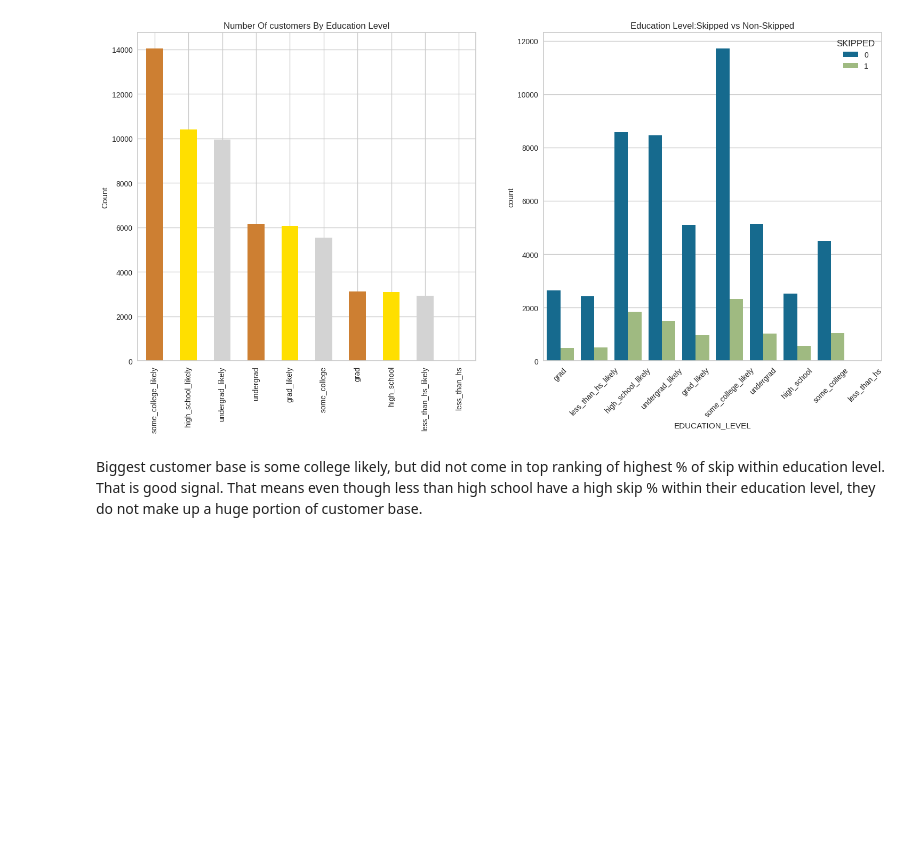
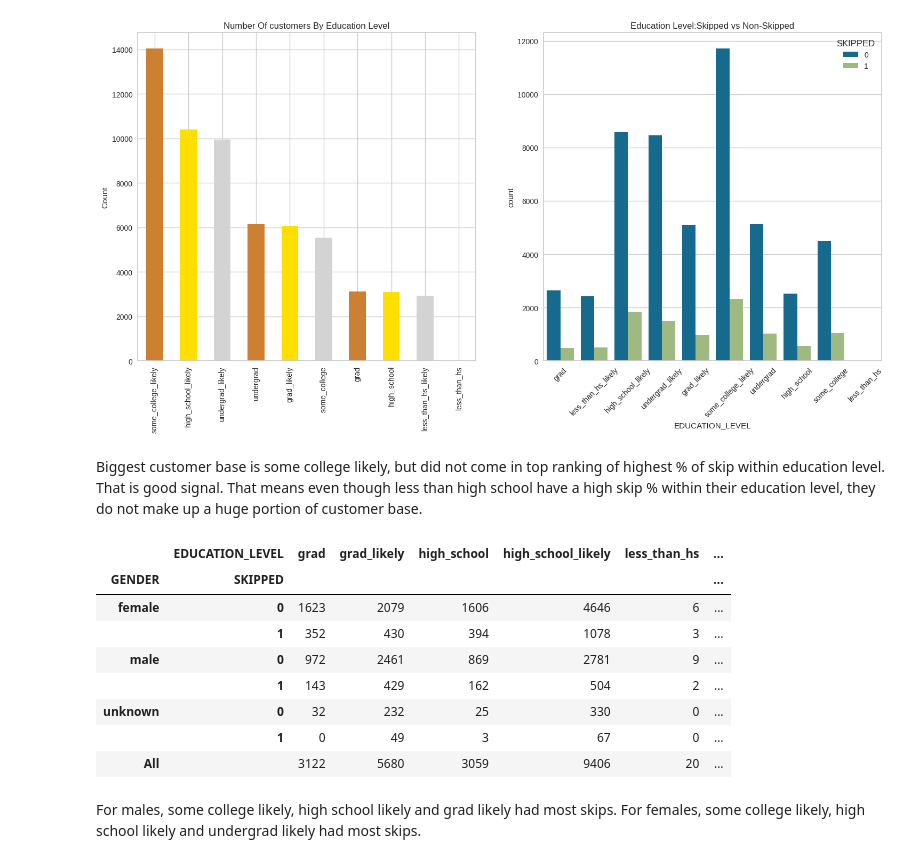
Before and after one commit to mindyng/Take-Homes, a Jupyter notebook: tovala-lead-ba-take-home-challenge.ipynb, the cells around one changed output. Saved outputs shown, nothing was run; the diff lists cells and outputs as text; code cells hidden in the pictures; blank space fills up the shorter version.

```diff
--- a/tovala-lead-ba-take-home-challenge.ipynb
+++ b/tovala-lead-ba-take-home-challenge.ipynb
@@ -914,3 +914,19 @@ plt.show()
 [figure]
 # %% [markdown]
 Biggest customer base is some college likely, but did not come in top ranking of highest % of skip within education level. That is good signal. That means even though less than high school have a high skip % within their education level, they do not make up a huge portion of customer base.
+# %%
+# Let's see what the skip % is when Gender and Education Level are pivoted against Skipped
+pd.crosstab([cts_agg.GENDER,cts_agg.SKIPPED], cts_agg.EDUCATION_LEVEL, margins=True).style.background_gradient(cmap='summer_r')
+# %% [output]
+|  | EDUCATION_LEVEL | grad | grad_likely | high_school | high_school_likely | less_than_hs | ... |
+| GENDER | SKIPPED |  |  |  |  |  | ... |
+| female | 0 | 1623 | 2079 | 1606 | 4646 | 6 | ... |
+|  | 1 | 352 | 430 | 394 | 1078 | 3 | ... |
+| male | 0 | 972 | 2461 | 869 | 2781 | 9 | ... |
+|  | 1 | 143 | 429 | 162 | 504 | 2 | ... |
+| unknown | 0 | 32 | 232 | 25 | 330 | 0 | ... |
+|  | 1 | 0 | 49 | 3 | 67 | 0 | ... |
+| All |  | 3122 | 5680 | 3059 | 9406 | 20 | ... |
+# %% [markdown]
+For males, some college likely, high school likely and grad likely had most skips.
+For females, some college likely, high school likely and undergrad likely had most skips.
```
